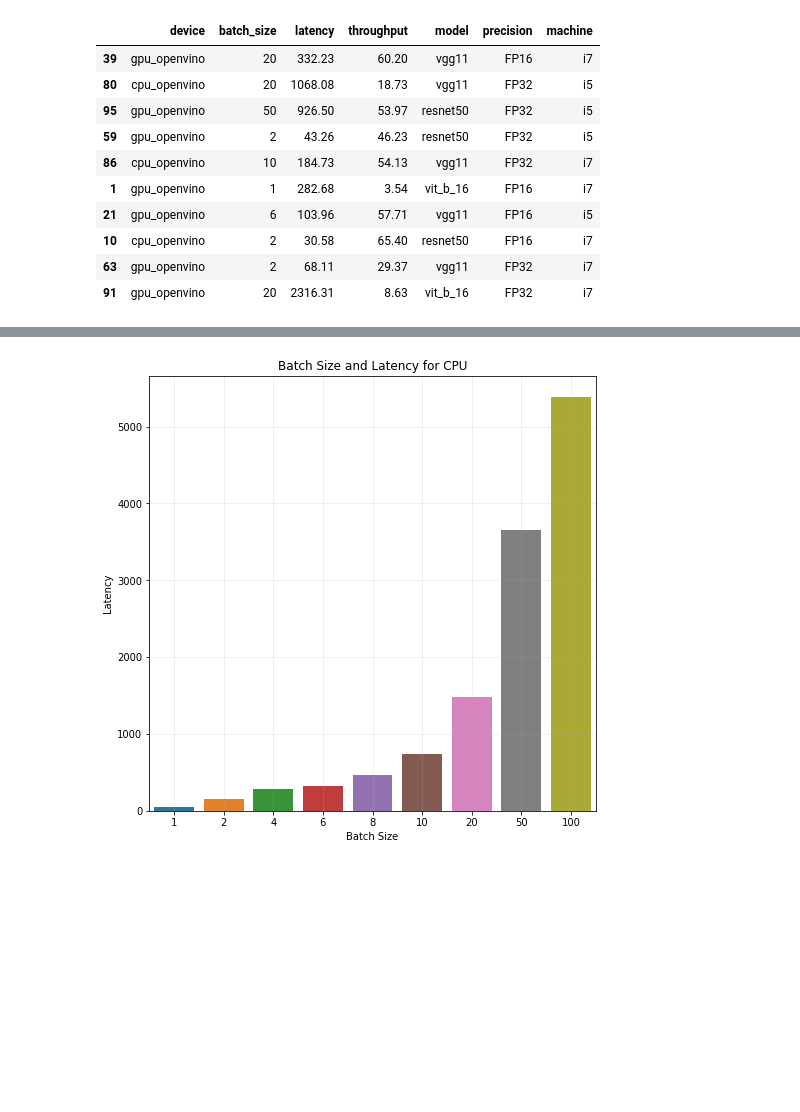
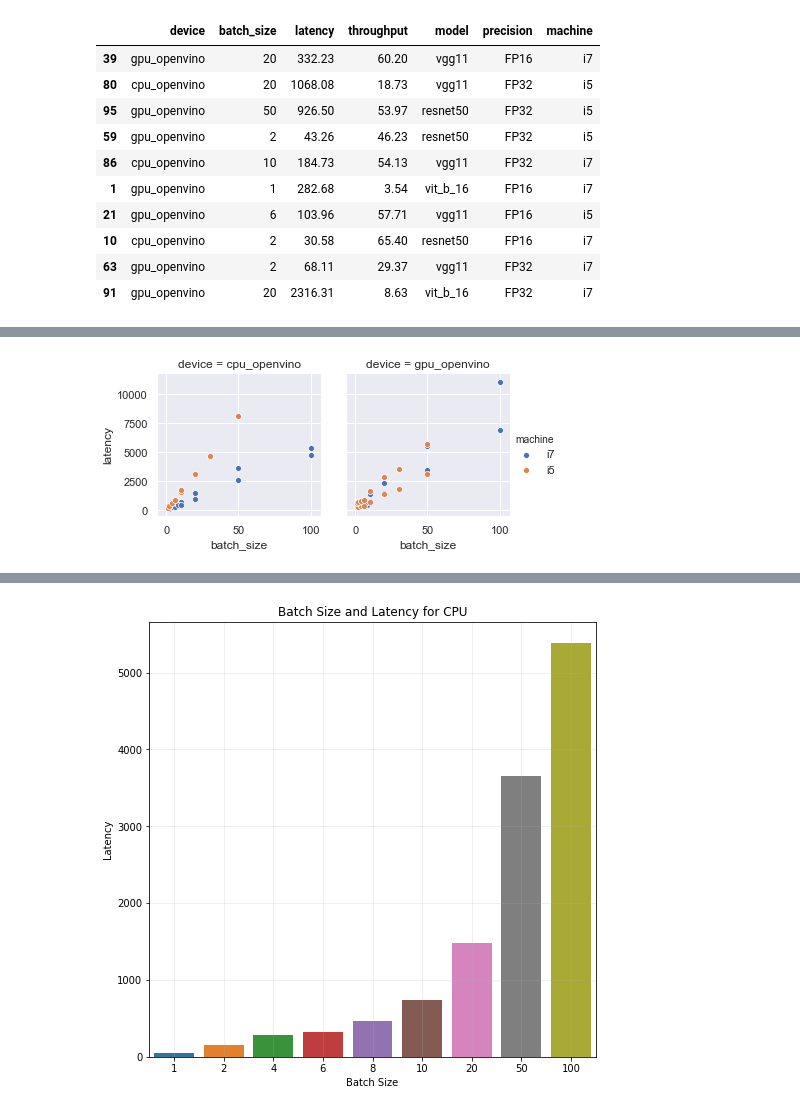
Before and after one commit to YashDalal10/DecisionTree_BMWChallenge, a Jupyter notebook: Data_Understanding.ipynb, the cells around one changed output, grey strips where cells are left out. Saved outputs shown, nothing was run; the diff lists cells and outputs as text; code cells hidden in the pictures; blank space fills up the shorter version.

```diff
--- a/Data_Understanding.ipynb
+++ b/Data_Understanding.ipynb
@@ -97,0 +97,10 @@ IndexError: index 0 is out of bounds for axis 1 with size 0
+# %%
+vit = merged_data[merged_data['model'] == 'vit_b_16']
+sns.set(rc={'figure.figsize':(12,12)})
+g = sns.FacetGrid(vit, col = 'device', hue = 'machine')
+g.map(sns.scatterplot, 'batch_size', 'latency')
+g.add_legend()
+plt.savefig("batch_size_latency_vit.svg")
+plt.show()
+# %% [output]
+[figure, added]
```
Also changed, not shown: parts of 2 cells of this notebook, 6 other files.
